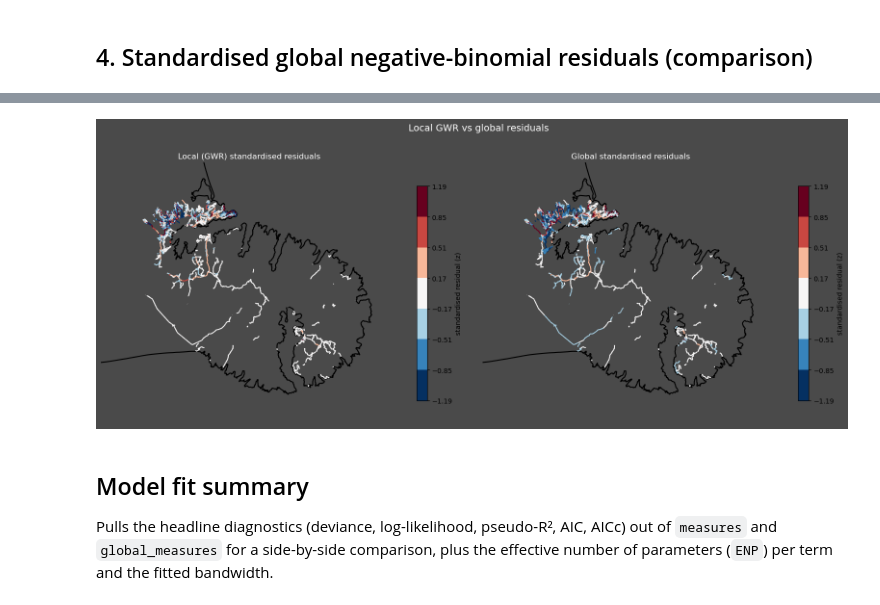
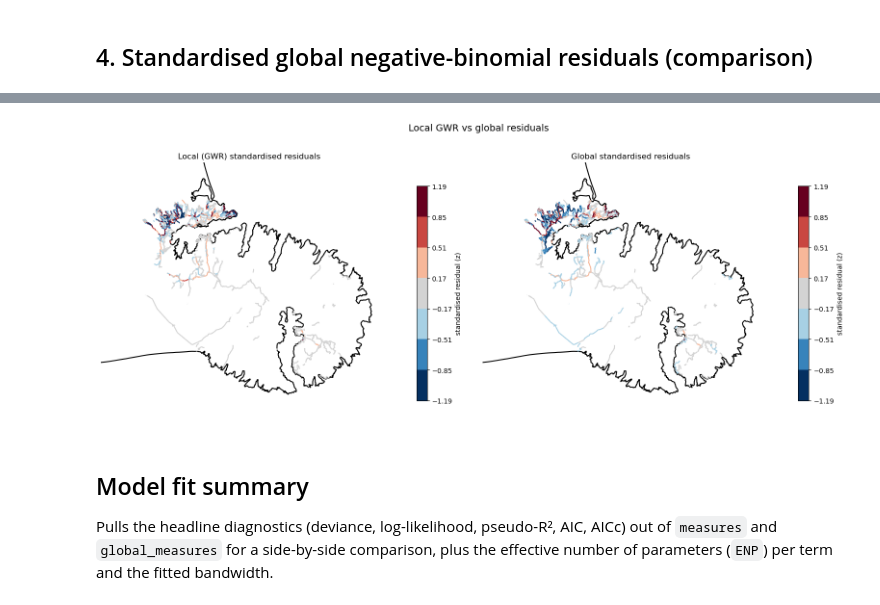
Before and after one commit to MaxwellBusby/banks-peninsula-organic-data-processing, a Jupyter notebook: gwr_diagnostics.ipynb, the cells around one changed output, grey strips where cells are left out. Saved outputs shown, nothing was run; the diff lists cells and outputs as text; code cells hidden in the pictures.

```diff
--- a/gwr_diagnostics.ipynb
+++ b/gwr_diagnostics.ipynb
@@ -448,38 +487,40 @@ Global NB2 dispersion: theta=0.4743, alpha=2.1082
 # %%
 from matplotlib.colors import BoundaryNorm, ListedColormap
 
-fig, axes = plt.subplots(1, 2, figsize=(16, 7), facecolor="#4a4a4a")
+fig, axes = plt.subplots(1, 2, figsize=(16, 7), facecolor="#ffffff")
 
 vmax = max(
     np.nanmax(np.abs(gdf["res_std"])),
     np.nanmax(np.abs(gdf["res_global_std"])),
-)/10
+ )/10
 boundaries = np.linspace(-vmax, vmax, 8)
 norm = BoundaryNorm(boundaries, ncolors=7, clip=True)
-residual_cmap = ListedColormap(plt.get_cmap("RdBu_r")(np.linspace(0, 1, 7)))
+residual_colours = list(plt.get_cmap("RdBu_r")(np.linspace(0, 1, 7)))
+residual_colours[3] = mpl.colors.to_rgba("lightgrey")
+residual_cmap = ListedColormap(residual_colours)
 
 for ax in axes:
     ax.set_facecolor("#4a4a4a")
 
 plot_border_under(axes[0])
 gdf.plot(column="res_std", ax=axes[0], cmap=residual_cmap, norm=norm, markersize=10,
          legend=True, legend_kwds={"shrink": 0.7, "label": "standardised residual (z)"}, zorder=2)
 zoom_to_data(axes[0])
-axes[0].set_title("Local (GWR) standardised residuals", color="white")
+axes[0].set_title("Local (GWR) standardised residuals", color="black")
 axes[0].set_axis_off()
 
 plot_border_under(axes[1])
 gdf.plot(column="res_global_std", ax=axes[1], cmap=residual_cmap, norm=norm, markersize=10,
          legend=True, legend_kwds={"shrink": 0.7, "label": "standardised residual (z)"}, zorder=2)
 zoom_to_data(axes[1])
-axes[1].set_title("Global standardised residuals", color="white")
+axes[1].set_title("Global standardised residuals", color="black")
 axes[1].set_axis_off()
 
-fig.suptitle("Local GWR vs global residuals", fontsize=14, color="white")
+fig.suptitle("Local GWR vs global residuals", fontsize=14, color="black")
 fig.tight_layout()
 plt.show()
 # %% [output]
-[figure, old version]
+[figure, new version]
 # %% [markdown]
 ## Model fit summary
 
```
Also changed, not shown: parts of 10 cells of this notebook, 2 other files.
